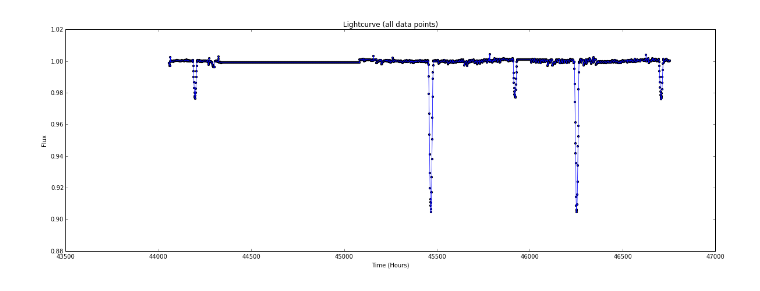
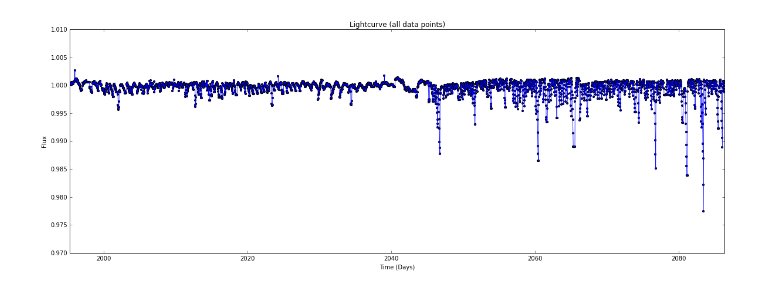
Before and after one commit to dianadianadiana/FFT, a Jupyter notebook: Data/fft.ipynb, the cells around one changed output. Drawn from its saved outputs; the diff is of its cells as text; code cells hidden in the pictures.

```diff
--- a/Data/fft.ipynb
+++ b/Data/fft.ipynb
@@ -33,7 +34,7 @@ filename_arr = ['201124933', '201127583', '201140274', '201143076', '201149315',
 # for filename in filename_arr:
 #     print("LCfluxesepic" + str(filename) + "star00.txt")
 
-chosenfile = "LCfluxesepic" + str(filename_arr[11]) + "star00.txt"
+chosenfile = "LCfluxesepic" + str(filename_arr[15]) + "star00.txt"
 print(chosenfile)
 data = np.loadtxt(chosenfile)
 # %% [output]
@@ -42,7 +43,6 @@ LCfluxesepic202060551star00.txt
 # %%
 data = np.transpose(data)
 t = data[0] # in days
-t = t*24. # in hours
 f = data[1] # flux
 # %%
 plt.plot(t, f)
@@ -150,21 +112,20 @@ gap_fill : 1[ 1.00010512]
 # %%
 #plot the lightcurves
 
 #plot lightcurve all data points
 fig = plt.figure(figsize=(20,15))
 ax = fig.add_subplot(2,1,1)
-t = time_cad
-f = flux_cad
-ax.scatter(t,f, s= 10)
-ax.plot(t,f, linewidth = .75)
+ax.scatter(time_cad, flux_cad, s= 10)
+ax.plot(time_cad, flux_cad, linewidth = .75)
 
 plt.title("Lightcurve (all data points)")
-plt.xlabel("Time (Hours)")
+plt.xlabel("Time (Days)")
 plt.ylabel("Flux")
+plt.xlim([np.amin(time_cad),np.amax(time_cad)])
 
 plt.show()
 # %% [output]
-[figure, old version]
+[figure, new version]
 # %%
 ### FFT part
 
```
Also changed, not shown: parts of 22 cells of this notebook.
